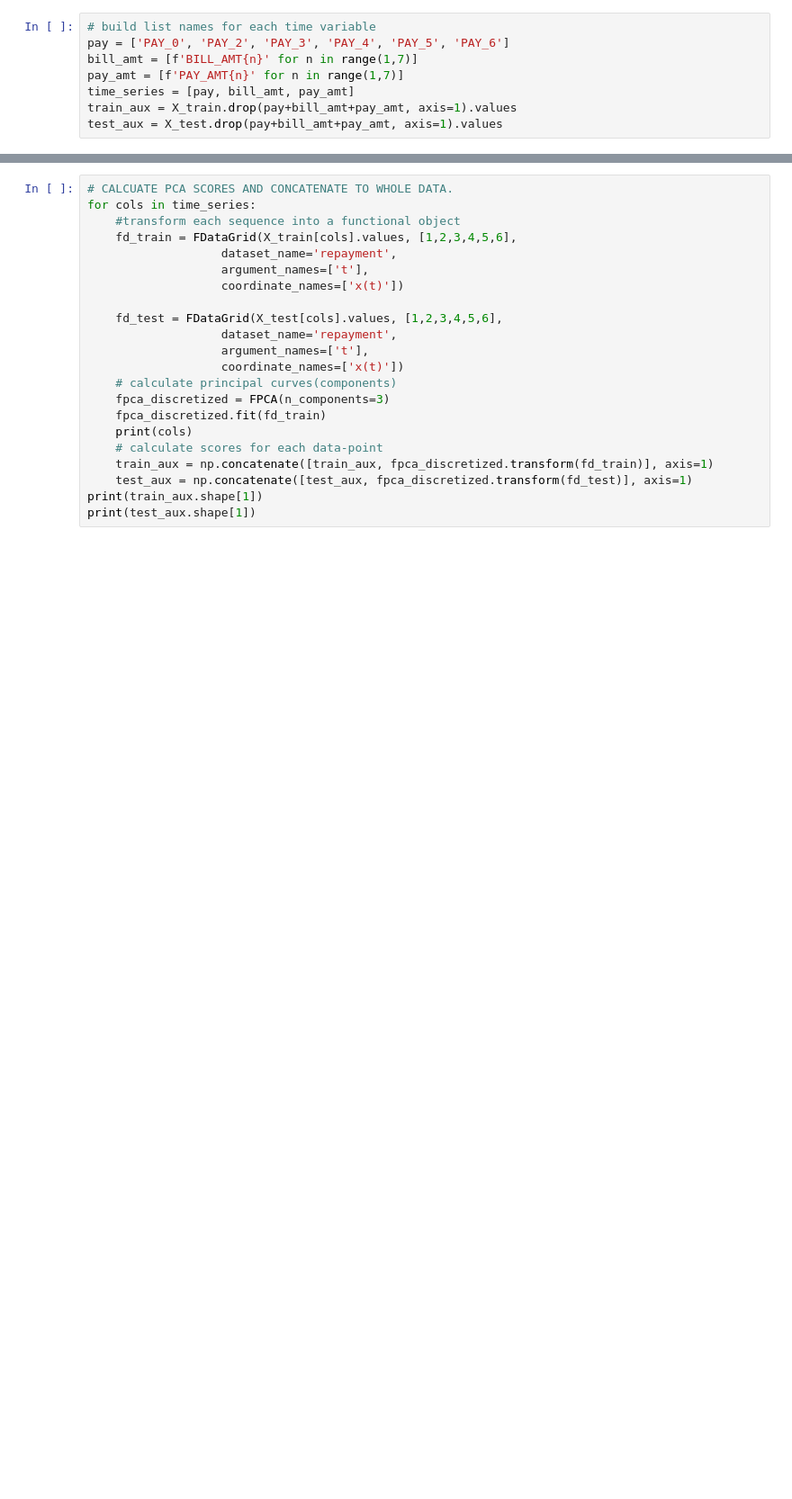
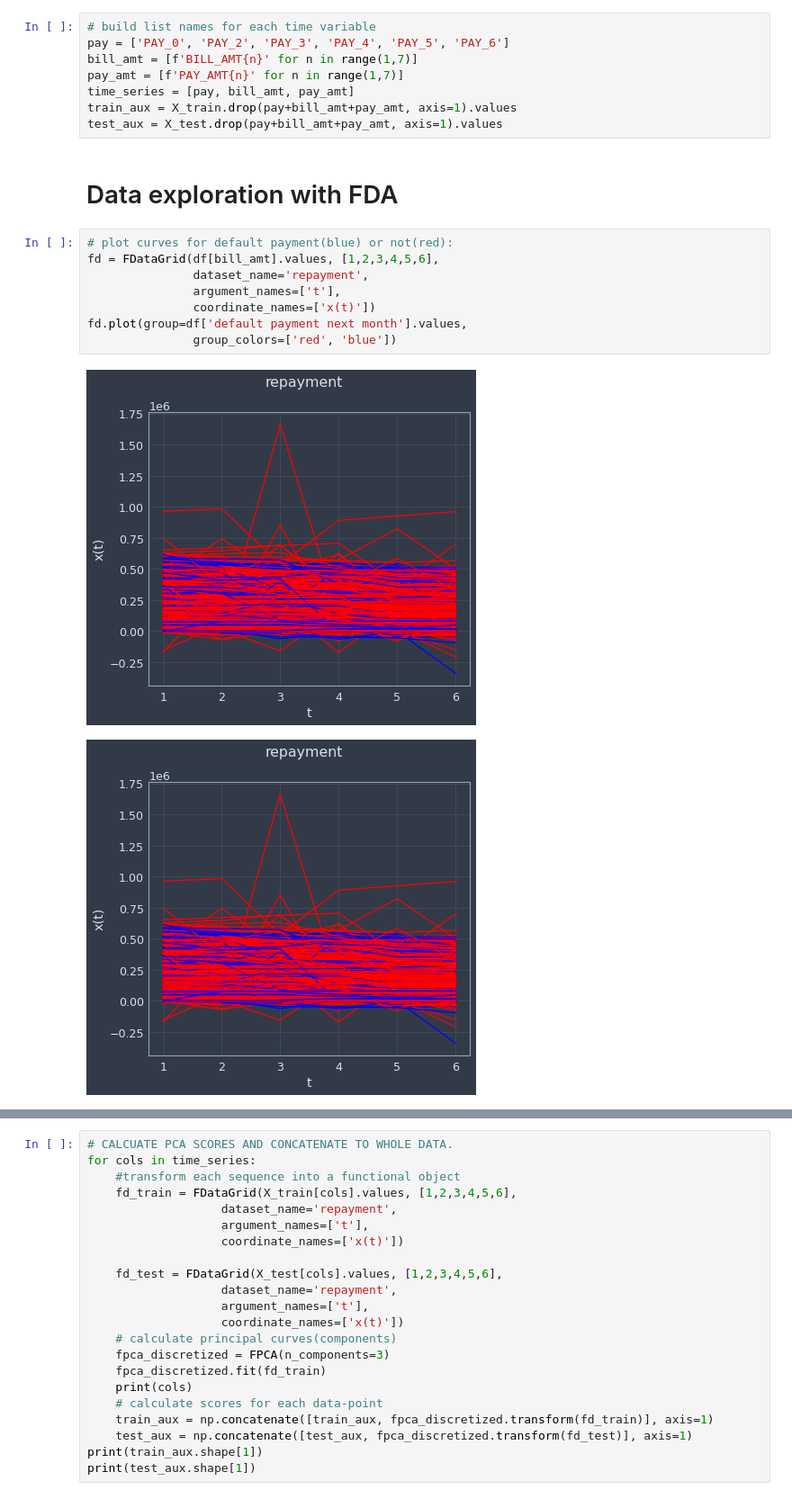
Before and after one commit to lamahechag/defaut_credit_card_clients, a Jupyter notebook: PCA_with_FDA.ipynb, the cells around one changed output, grey strips where cells are left out. Shown: that part at 90% size. Drawn from its saved outputs; the diff is of its cells as text; blank space fills up the shorter version.

```diff
--- a/PCA_with_FDA.ipynb
+++ b/PCA_with_FDA.ipynb
@@ -39,3 +39,16 @@ pay_amt = [f'PAY_AMT{n}' for n in range(1,7)]
 time_series = [pay, bill_amt, pay_amt]
 train_aux = X_train.drop(pay+bill_amt+pay_amt, axis=1).values
 test_aux = X_test.drop(pay+bill_amt+pay_amt, axis=1).values
+# %% [markdown]
+# Data exploration with FDA
+# %%
+# plot curves for default payment(blue) or not(red):
+fd = FDataGrid(df[bill_amt].values, [1,2,3,4,5,6],
+               dataset_name='repayment',
+               argument_names=['t'],
+               coordinate_names=['x(t)'])
+fd.plot(group=df['default payment next month'].values,
+               group_colors=['red', 'blue'])
+# %% [output]
+[figure, added]
+[figure, added]
```
Also changed, not shown: parts of 4 cells of this notebook, 3 other files.
